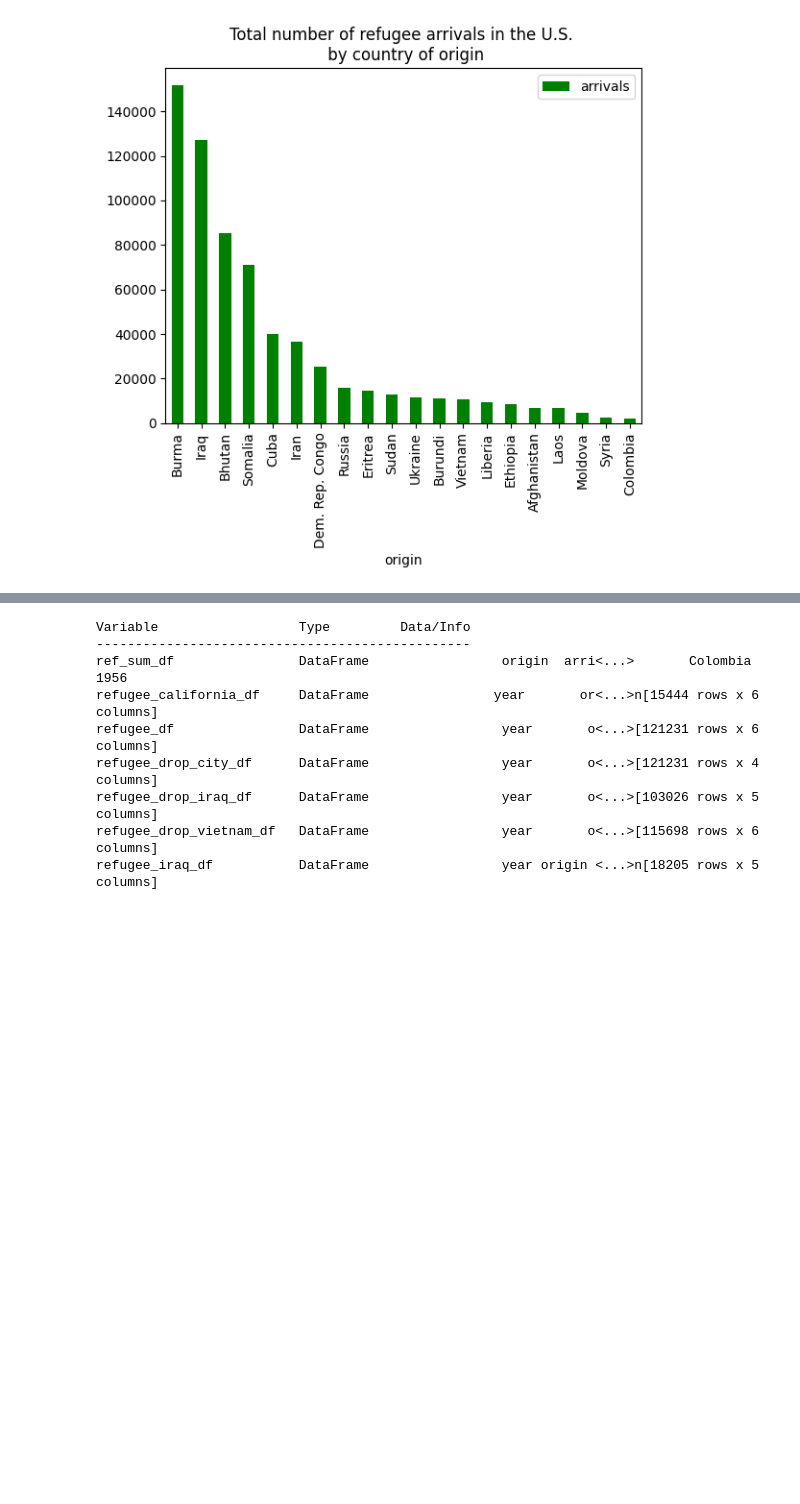
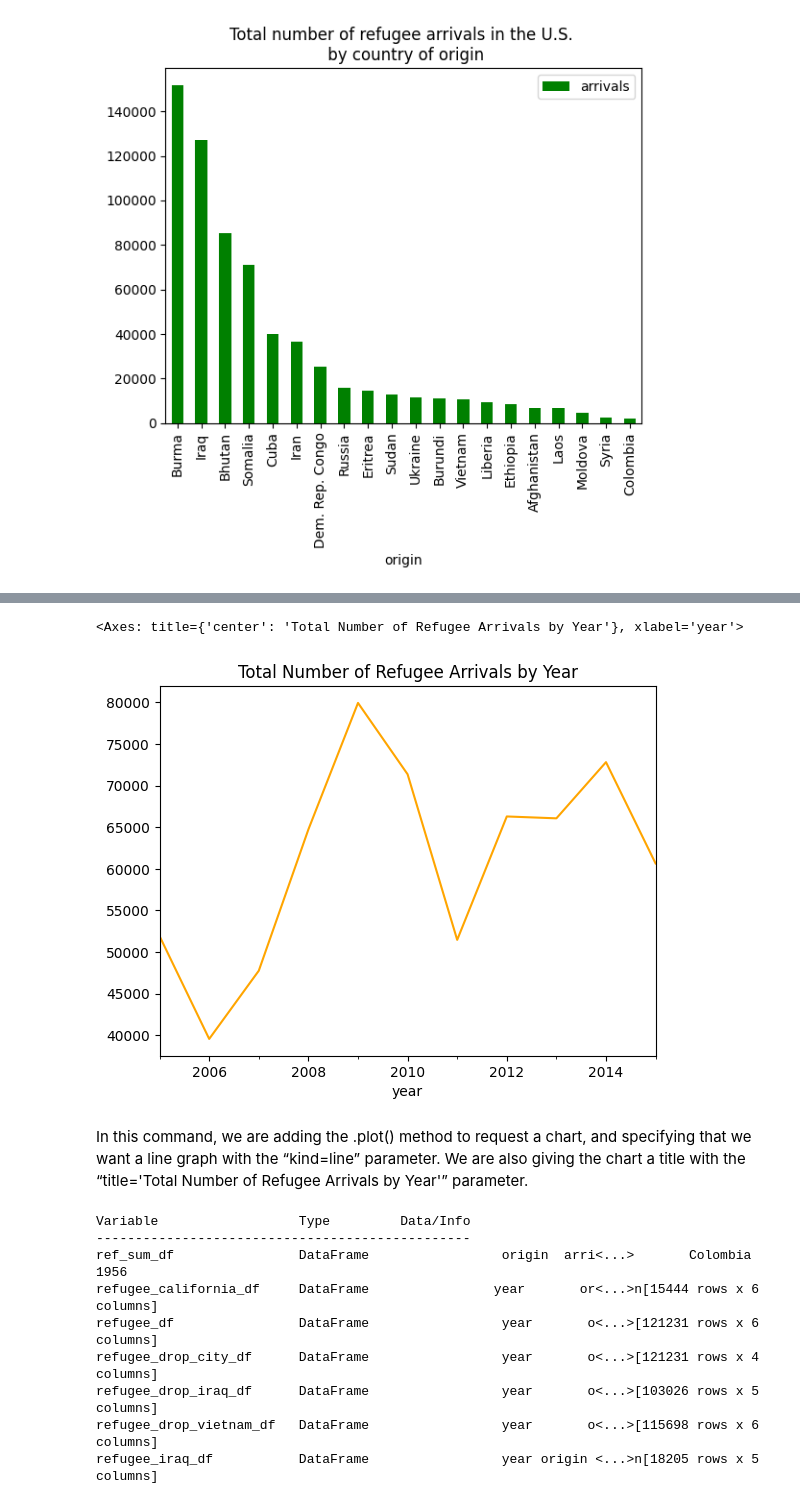
Before and after one commit to 550tealeaves/DATA-70500-working-with-data, a Jupyter notebook: US_refugee_data1.ipynb, the cells around one changed output, grey strips where cells are left out. Saved outputs shown, nothing was run; the diff lists cells and outputs as text; code cells hidden in the pictures; blank space fills up the shorter version.

```diff
--- a/US_refugee_data1.ipynb
+++ b/US_refugee_data1.ipynb
@@ -522,0 +557,3 @@ ref_sum_df.plot(kind='bar', x='origin', y='arrivals', color='green', title='Tota
+# %%
+# create new var calculating avg # of refugees resettling over time
+total_arrivals_by_year = refugee_df.groupby('year')['arrivals'].sum()
@@ -523,3 +569,10 @@ ref_sum_df.plot(kind='bar', x='origin', y='arrivals', color='green', title='Tota
+# %%
+total_arrivals_by_year.plot(kind='line', color='orange', title="Total Number of Refugee Arrivals by Year")
+# %% [output]
+<Axes: title={'center': 'Total Number of Refugee Arrivals by Year'}, xlabel='year'>
+[figure, added]
+# %% [markdown]
+In this command, we are adding the .plot() method to request a chart, and specifying that we want a line graph with the “kind=line” parameter. We are also giving the chart a title with the “title='Total Number of Refugee Arrivals by Year'” parameter.
 # %%
 # Shows you all the dataframes you created
 %whos DataFrame
```
Also changed, not shown: parts of 6 cells of this notebook.
